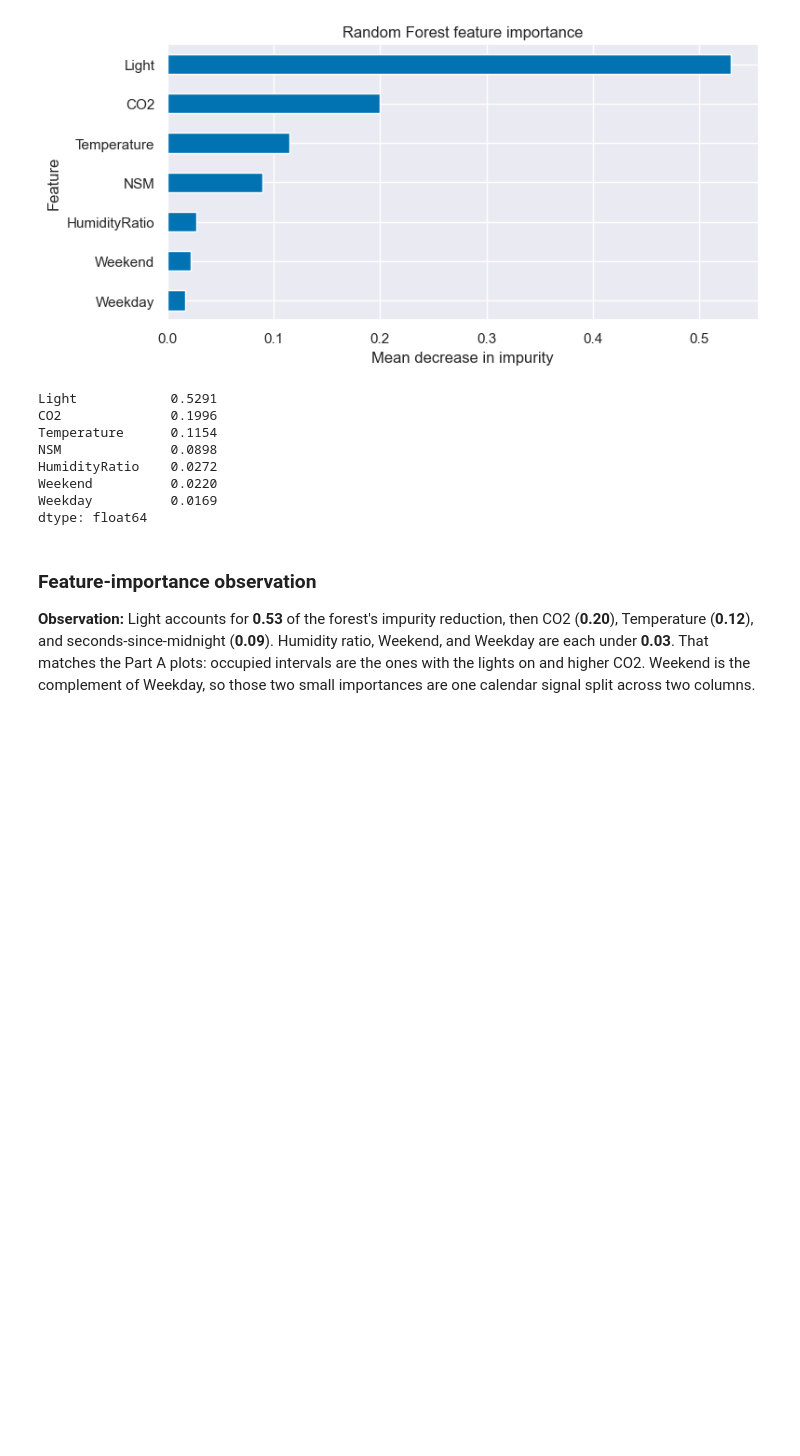
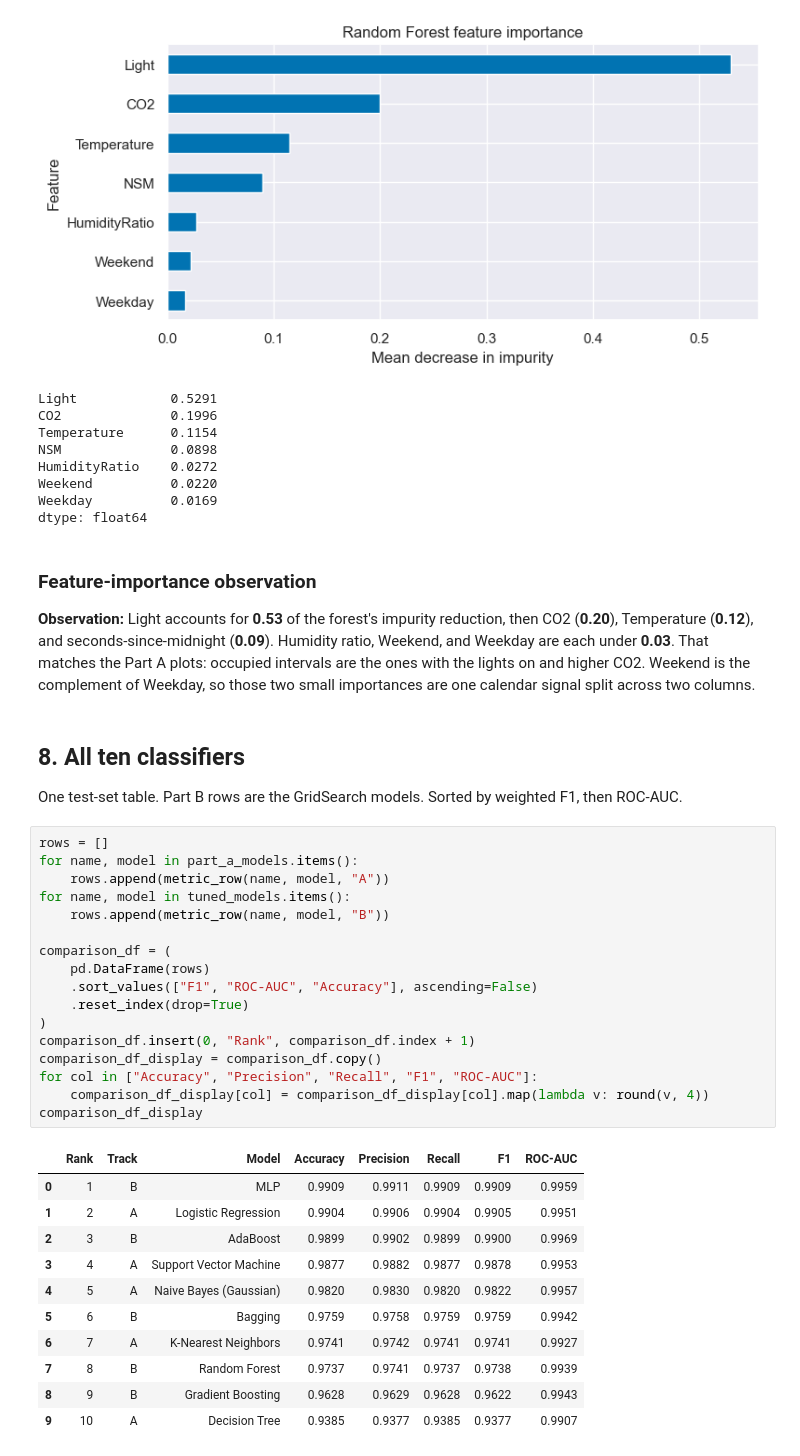
Before and after one commit to beppvis/23CSE301-Machine-Learning-Project, a Jupyter notebook: notebooks/classification_part_b.ipynb, the cells around one changed output. Cells and saved outputs as stored; diff of their text form; blank space fills up the shorter version.

```diff
--- a/notebooks/classification_part_b.ipynb
+++ b/notebooks/classification_part_b.ipynb
@@ -426,3 +426,36 @@ dtype: float64
 ### Feature-importance observation
 
 **Observation:** Light accounts for **0.53** of the forest's impurity reduction, then CO2 (**0.20**), Temperature (**0.12**), and seconds-since-midnight (**0.09**). Humidity ratio, Weekend, and Weekday are each under **0.03**. That matches the Part A plots: occupied intervals are the ones with the lights on and higher CO2. Weekend is the complement of Weekday, so those two small importances are one calendar signal split across two columns.
+# %% [markdown]
+## 8. All ten classifiers
+
+One test-set table. Part B rows are the GridSearch models. Sorted by weighted F1, then ROC-AUC.
+# %%
+rows = []
+for name, model in part_a_models.items():
+    rows.append(metric_row(name, model, "A"))
+for name, model in tuned_models.items():
+    rows.append(metric_row(name, model, "B"))
+
+comparison_df = (
+    pd.DataFrame(rows)
+    .sort_values(["F1", "ROC-AUC", "Accuracy"], ascending=False)
+    .reset_index(drop=True)
+)
+comparison_df.insert(0, "Rank", comparison_df.index + 1)
+comparison_df_display = comparison_df.copy()
+for col in ["Accuracy", "Precision", "Recall", "F1", "ROC-AUC"]:
+    comparison_df_display[col] = comparison_df_display[col].map(lambda v: round(v, 4))
+comparison_df_display
+# %% [output]
+|  | Rank | Track | Model | Accuracy | Precision | Recall | F1 | ROC-AUC |
+| 0 | 1 | B | MLP | 0.9909 | 0.9911 | 0.9909 | 0.9909 | 0.9959 |
+| 1 | 2 | A | Logistic Regression | 0.9904 | 0.9906 | 0.9904 | 0.9905 | 0.9951 |
+| 2 | 3 | B | AdaBoost | 0.9899 | 0.9902 | 0.9899 | 0.9900 | 0.9969 |
+| 3 | 4 | A | Support Vector Machine | 0.9877 | 0.9882 | 0.9877 | 0.9878 | 0.9953 |
+| 4 | 5 | A | Naive Bayes (Gaussian) | 0.9820 | 0.9830 | 0.9820 | 0.9822 | 0.9957 |
+| 5 | 6 | B | Bagging | 0.9759 | 0.9758 | 0.9759 | 0.9759 | 0.9942 |
+| 6 | 7 | A | K-Nearest Neighbors | 0.9741 | 0.9742 | 0.9741 | 0.9741 | 0.9927 |
+| 7 | 8 | B | Random Forest | 0.9737 | 0.9741 | 0.9737 | 0.9738 | 0.9939 |
+| 8 | 9 | B | Gradient Boosting | 0.9628 | 0.9629 | 0.9628 | 0.9622 | 0.9943 |
+| 9 | 10 | A | Decision Tree | 0.9385 | 0.9377 | 0.9385 | 0.9377 | 0.9907 |
```
Also changed, not shown: parts of 7 cells of this notebook.
